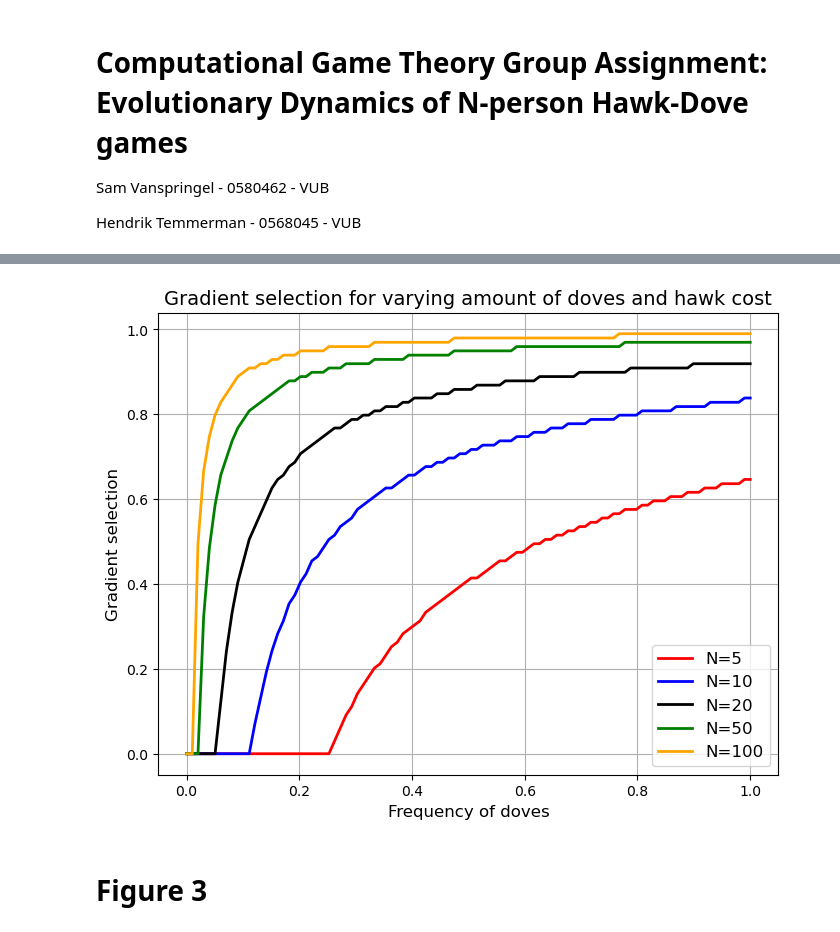
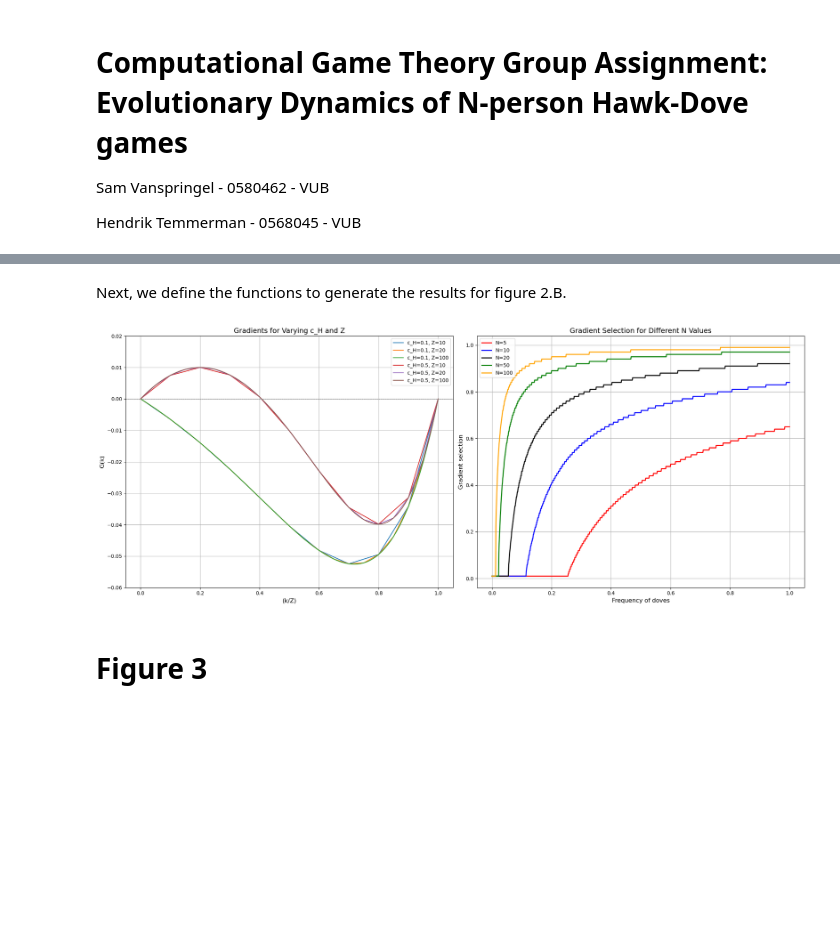
Before and after one commit to femkegeens/CGT, a Jupyter notebook: cgt_group_assignment.ipynb, the cells around one changed output, grey strips where cells are left out. Saved outputs shown, nothing was run; the diff lists cells and outputs as text; code cells hidden in the pictures; blank space fills up the shorter version.

```diff
--- a/cgt_group_assignment.ipynb
+++ b/cgt_group_assignment.ipynb
@@ -246,3 +205,5 @@ n_steps = 100
+# %% [markdown]
+Next, we define the functions to generate the results for figure 2.B.
 # %%
 def calculate_gradients_figure_2B(Z, N, w):
     eq = []
@@ -258,31 +231,57 @@ def calculate_gradients_figure_2B(Z, N, w):
 
     return eq
-# %%
-#Plotting
-labels = ["N=5", "N=10", "N=20", "N=50", "N=100"]
-colors = ["red", "blue", "black", "green", "orange"]
-N_values = [5,10,20,50,100]
-
-
-# Plot each array
-plt.figure(figsize=(8, 6))
-for i, N in enumerate(N_values):
-    values = calculate_gradients_figure_2B(Z, N, w)
-    plt.plot(hawk_cost, values, label=labels[i], color=colors[i], linewidth=2)
-
-
-
-# Add labels, legend, and grid
-plt.xlabel("Frequency of doves", fontsize=12)
-plt.ylabel("Gradient selection", fontsize=12)
-plt.title("Gradient selection for varying amount of doves and hawk cost", fontsize=14)
-plt.legend(fontsize=12)
-plt.grid(True)
-
-# Show the plot
-plt.show()
-# %% [output]
-[figure, removed]
+# %%
+import matplotlib.pyplot as plt
+
+fig, axes = plt.subplots(1, 2, figsize=(20, 8))
+
+R = 1
+N = 5
+c_H_values = [0.1, 0.5]
+Z_values = [10, 20, 100]
+w = 1
+
+# First Plot
+for c_H in c_H_values:
+    for Z in Z_values:
+        X_as, g_values = calculate_gradients_figure_2A(Z, c_H, N, w)
+        axes[0].plot(X_as, g_values, label=f"c_H={c_H}, Z={Z}")
+
+# Plot details for the first plot
+axes[0].axhline(0, color='gray', linestyle='--', linewidth=0.8)
+axes[0].set_xlabel("(k/Z)", fontsize=12)
+axes[0].set_ylim(-0.06, 0.02)
+axes[0].set_ylabel("G(k)", fontsize=12)
+axes[0].set_title("Gradients for Varying c_H and Z", fontsize=14)
+axes[0].legend(fontsize=10)
+axes[0].grid()
+
+# Second Plot
+labels = ["N=5", "N=10", "N=20", "N=50", "N=100"]
+colors = ["red", "blue", "black", "green", "orange"]
+N_values = [5, 10, 20, 50, 100]
+
+Z = 100
+R = 1
+w = 1
+hawk_cost = np.linspace(0, 1, num=n_steps, dtype=np.float64)
+
+for i, N in enumerate(N_values):
+    values = calculate_gradients_figure_2B(Z, N, w)
+    axes[1].plot(hawk_cost, values, label=labels[i], color=colors[i], linewidth=2)
+
+# Plot details for the second plot
+axes[1].set_xlabel("Frequency of doves", fontsize=12)
+axes[1].set_ylabel("Gradient selection", fontsize=12)
+axes[1].set_title("Gradient Selection for Different N Values", fontsize=14)
+axes[1].legend(fontsize=10)
+axes[1].grid()
+
+# Adjust layout and show the plots
+plt.tight_layout()
+plt.show()
+# %% [output]
+[figure, added]
 # %% [markdown]
 # Figure 3
 # %%
```
Also changed, not shown: parts of 23 cells of this notebook.
